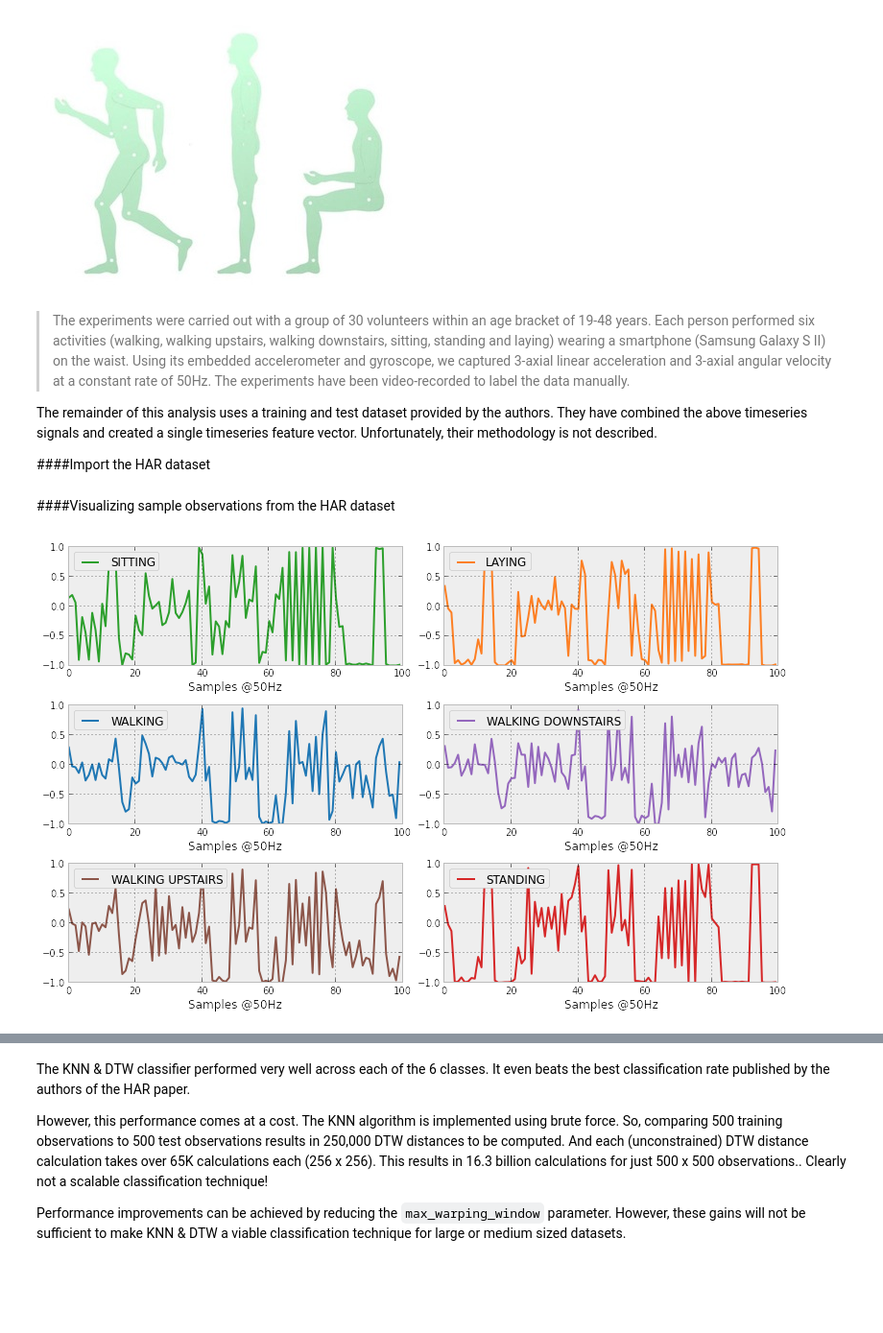
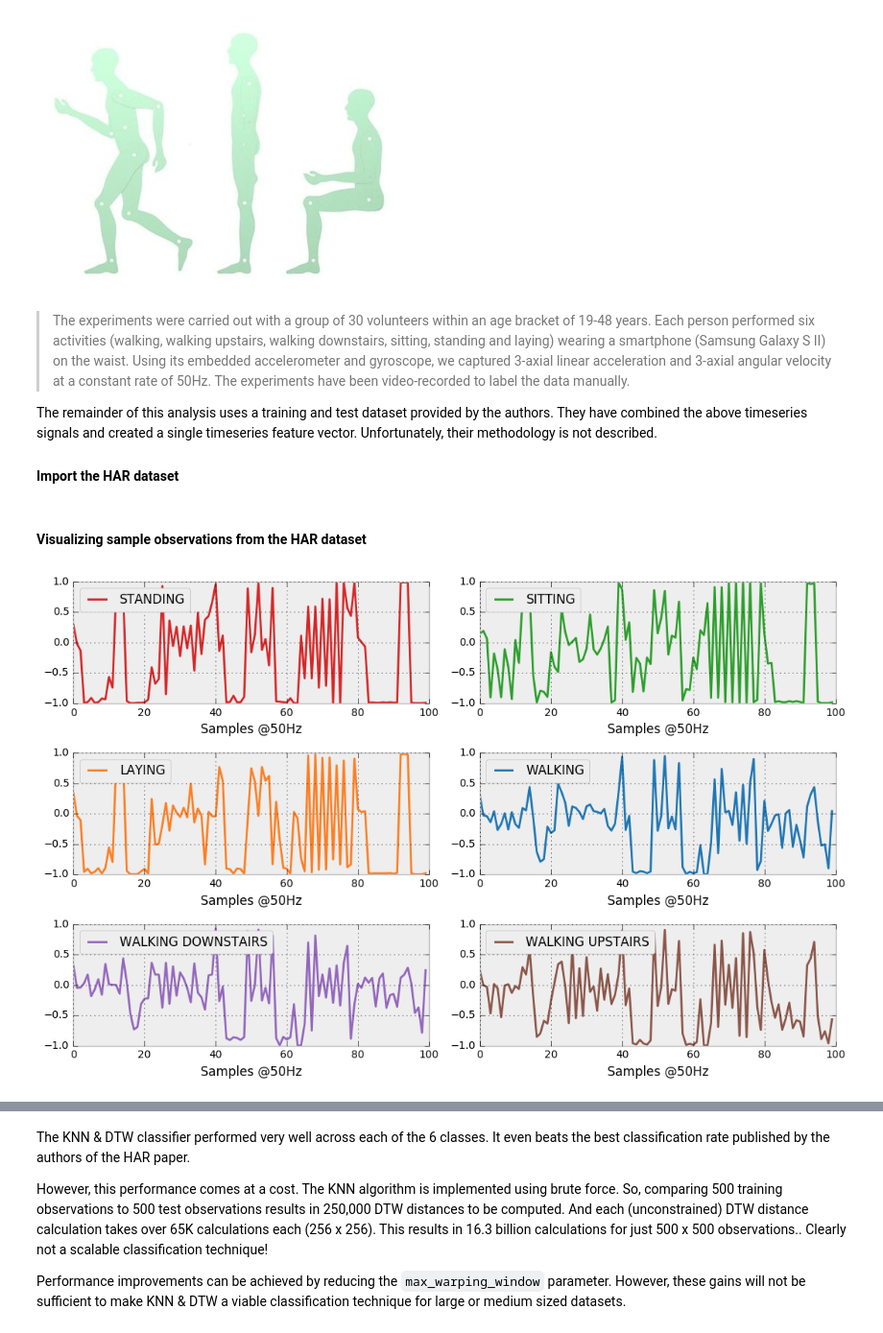
Before and after one commit to markdregan/K-Nearest-Neighbors-with-Dynamic-Time-Warping, a Jupyter notebook: K_Nearest_Neighbor_Dynamic_Time_Warping.ipynb, the cells around one changed output, grey strips where cells are left out. Shown: that part at 96% size. Saved outputs shown, nothing was run; the diff lists cells and outputs as text; code cells hidden in the pictures; blank space fills up the shorter version.

```diff
--- a/K_Nearest_Neighbor_Dynamic_Time_Warping.ipynb
+++ b/K_Nearest_Neighbor_Dynamic_Time_Warping.ipynb
@@ -46,7 +46,12 @@ The below python code represents the KNN & DTW classification algorithm. The fol
 import sys
 import collections
 import itertools
+import numpy as np
+import matplotlib.pyplot as plt
 from scipy.stats import mode
+
+plt.style.use('bmh')
+%matplotlib inline
 
 try:
     from IPython.display import clear_output
@@ -301,7 +307,7 @@ Image('images/stand-sit-run.jpg')
 
 The remainder of this analysis uses a training and test dataset provided by the authors. They have combined the above timeseries signals and created a single timeseries feature vector. Unfortunately, their methodology is not described.
 
-####Import the HAR dataset
+#### Import the HAR dataset
 # %%
 import numpy as np
 import matplotlib.pylab as plt
@@ -342,18 +348,18 @@ y_train = np.array(y_train)
 x_test = np.array(x_test)
 y_test = np.array(y_test)
 # %% [markdown]
-####Visualizing sample observations from the HAR dataset
+#### Visualizing sample observations from the HAR dataset
 # %%
 plt.figure(figsize=(11,7))
 colors = ['#D62728','#2C9F2C','#FD7F23','#1F77B4','#9467BD',
           '#8C564A','#7F7F7F','#1FBECF','#E377C2','#BCBD27']
 
 for i, r in enumerate([0,27,65,100,145,172]):
-    plt.subplot(3,2,i)
+    plt.subplot(3,2,i+1)
     plt.plot(x_train[r][:100], label=labels[y_train[r]], color=colors[i], linewidth=2)
     plt.xlabel('Samples @50Hz')
     plt.legend(loc='upper left')
     plt.tight_layout()
 # %% [output]
-[figure, old version]
+[figure, new version]
 # %% [markdown]
```
Also changed, not shown: parts of 10 cells of this notebook, 29 other files.
